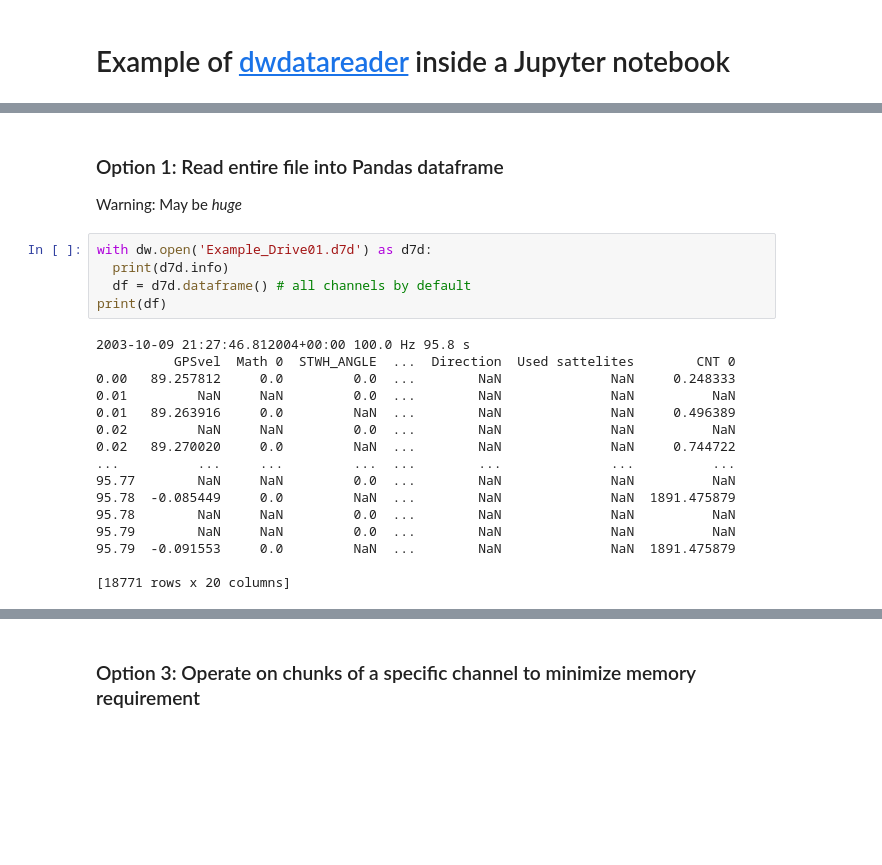
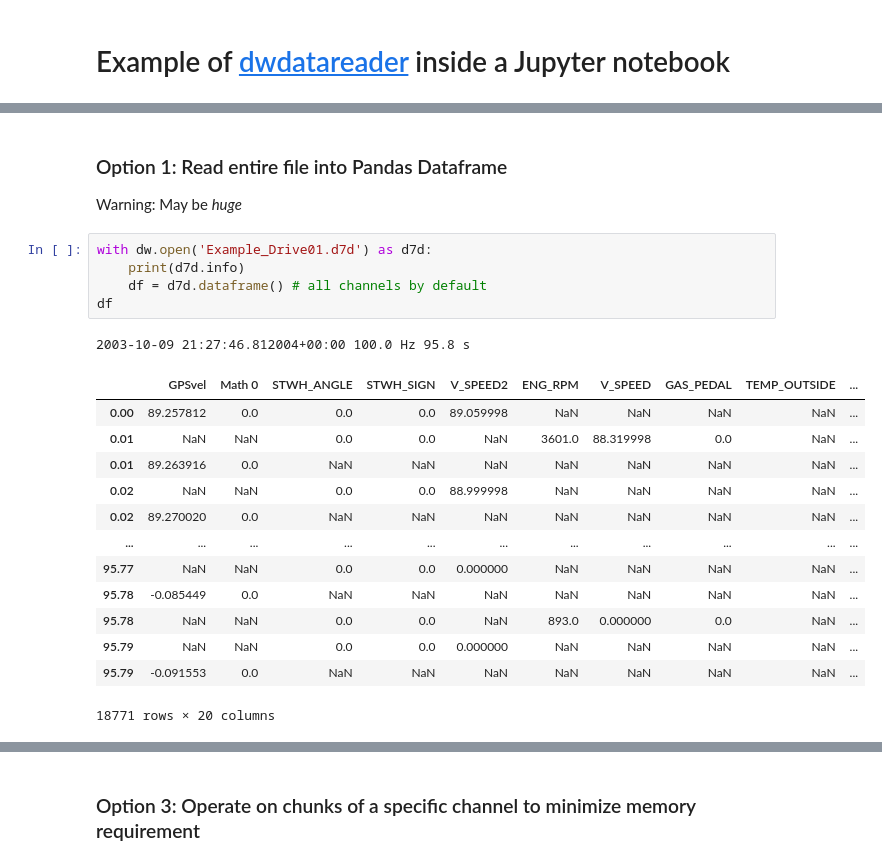
Before and after one commit to costerwi/dwdatareader, a Jupyter notebook: dwdatareader_example.ipynb, the cells around one changed output, grey strips where cells are left out. Drawn from its saved outputs; the diff is of its cells as text; blank space fills up the shorter version.

```diff
--- a/dwdatareader_example.ipynb
+++ b/dwdatareader_example.ipynb
@@ -10,24 +10,23 @@ print(dw.__version__, dw.getVersion())
 # %% [markdown]
-### Option 1: Read entire file into Pandas dataframe
+### Option 1: Read entire file into Pandas Dataframe
 Warning: May be *huge*
 # %%
 with dw.open('Example_Drive01.d7d') as d7d:
-  print(d7d.info)
-  df = d7d.dataframe() # all channels by default
-print(df)
+    print(d7d.info)
+    df = d7d.dataframe() # all channels by default
+df
 # %% [output]
 2003-10-09 21:27:46.812004+00:00 100.0 Hz 95.8 s
-          GPSvel  Math 0  STWH_ANGLE  ...  Direction  Used sattelites        CNT 0
-0.00   89.257812     0.0         0.0  ...        NaN              NaN     0.248333
-0.01         NaN     NaN         0.0  ...        NaN              NaN          NaN
-0.01   89.263916     0.0         NaN  ...        NaN              NaN     0.496389
-0.02         NaN     NaN         0.0  ...        NaN              NaN          NaN
-0.02   89.270020     0.0         NaN  ...        NaN              NaN     0.744722
-...          ...     ...         ...  ...        ...              ...          ...
-95.77        NaN     NaN         0.0  ...        NaN              NaN          NaN
-95.78  -0.085449     0.0         NaN  ...        NaN              NaN  1891.475879
-95.78        NaN     NaN         0.0  ...        NaN              NaN          NaN
-95.79        NaN     NaN         0.0  ...        NaN              NaN          NaN
-95.79  -0.091553     0.0         NaN  ...        NaN              NaN  1891.475879
-
-[18771 rows x 20 columns]
+|  | GPSvel | Math 0 | STWH_ANGLE | STWH_SIGN | V_SPEED2 | ENG_RPM | V_SPEED | GAS_PEDAL | TEMP_OUTSIDE | ... |
+| 0.00 | 89.257812 | 0.0 | 0.0 | 0.0 | 89.059998 | NaN | NaN | NaN | NaN | ... |
+| 0.01 | NaN | NaN | 0.0 | 0.0 | NaN | 3601.0 | 88.319998 | 0.0 | NaN | ... |
+| 0.01 | 89.263916 | 0.0 | NaN | NaN | NaN | NaN | NaN | NaN | NaN | ... |
+| 0.02 | NaN | NaN | 0.0 | 0.0 | 88.999998 | NaN | NaN | NaN | NaN | ... |
+| 0.02 | 89.270020 | 0.0 | NaN | NaN | NaN | NaN | NaN | NaN | NaN | ... |
+| ... | ... | ... | ... | ... | ... | ... | ... | ... | ... | ... |
+| 95.77 | NaN | NaN | 0.0 | 0.0 | 0.000000 | NaN | NaN | NaN | NaN | ... |
+| 95.78 | -0.085449 | 0.0 | NaN | NaN | NaN | NaN | NaN | NaN | NaN | ... |
+| 95.78 | NaN | NaN | 0.0 | 0.0 | NaN | 893.0 | 0.000000 | 0.0 | NaN | ... |
+| 95.79 | NaN | NaN | 0.0 | 0.0 | 0.000000 | NaN | NaN | NaN | NaN | ... |
+| 95.79 | -0.091553 | 0.0 | NaN | NaN | NaN | NaN | NaN | NaN | NaN | ... |
+18771 rows × 20 columns
```
Also changed, not shown: parts of 10 cells of this notebook.
